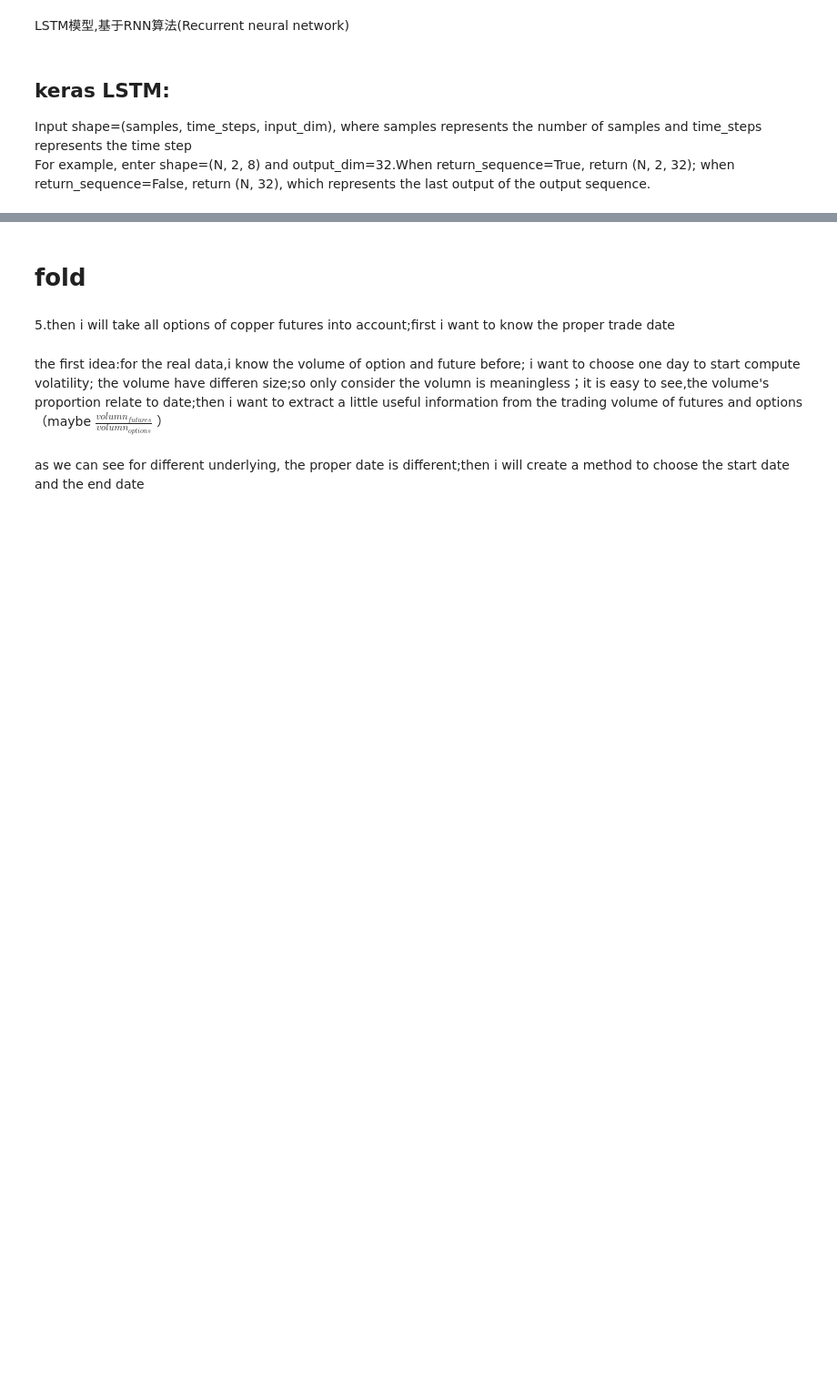
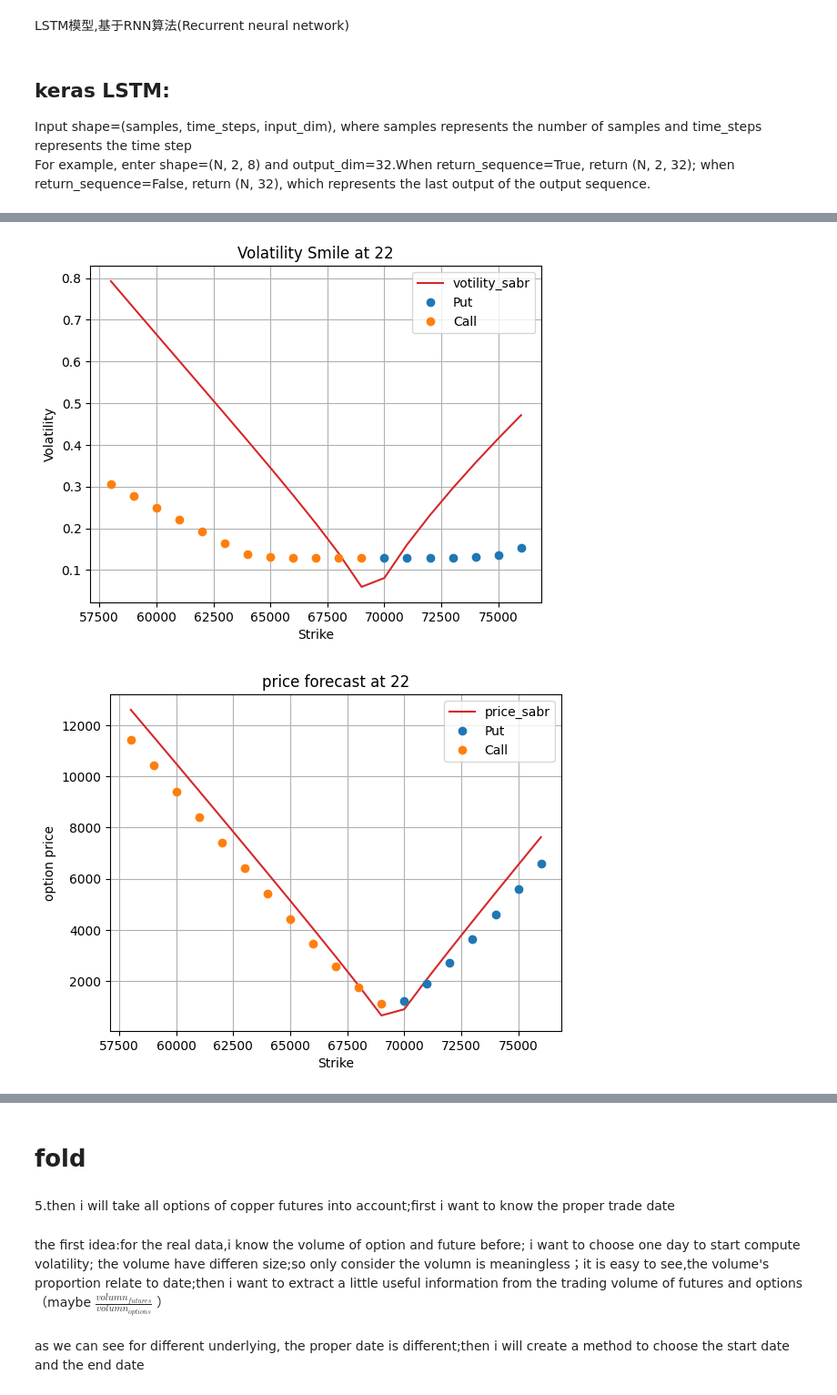
Before and after one commit to alvinonmars/Quantitative-internship, a Jupyter notebook: 毕业设计/code/predict.ipynb, the cells around one changed output, grey strips where cells are left out. Shown at 91% size. Saved outputs shown, nothing was run; the diff lists cells and outputs as text; code cells hidden in the pictures; blank space fills up the shorter version.

```diff
--- a/毕业设计/code/predict.ipynb
+++ b/毕业设计/code/predict.ipynb
@@ -620,0 +674,48 @@ training_set[PRED_SIZE:][:,0:OUTPUT_SIZE].shape
+# %%
+## Black-Scholes IV forecast
+## option_price forecast
+CU_sabr_pure = CU_sabr[CU_sabr['success'] != False]
+pred_name = CU_sabr_pure.index.get_level_values('name')[-1]
+real_data = CU_sabr_pure[CU_sabr_pure.index.get_level_values('name') == pred_name].iloc[TIME_STEPS:]
+largest_mat = real_data.nlargest(4, 'option_volume').index.get_level_values('mat')
+real_BS_volatility = get_BS_vol(pred_name,r=0.02)
+
+for i in range(4):
+    mat = largest_mat[i]
+    real_BS_volatility_date = real_BS_volatility[real_BS_volatility.index.get_level_values('mat') == mat]
+    forward = real_BS_volatility_date.index.get_level_values('forward')[0]
+    Strikes = real_BS_volatility_date.index.get_level_values('strike').values
+    alpha = pred_df[pred_df['mat']==mat]['alpha'].values
+    beta = pred_df[pred_df['mat']==mat]['beta'].values
+    rho = pred_df[pred_df['mat']==mat]['rho'].values
+    volvol = pred_df[pred_df['mat']==mat]['volvol'].values
+    sabr_model = sabr(alpha, beta, rho,volvol)
+    real_BS_volatility_date['volatility_sabr']=np.array([sabr_model.lognormal_vol(k_, forward, mat / 360)*100 for k_ in Strikes])
+
+    sigma_lst = real_BS_volatility_date['volatility_sabr'].values
+    flag_lst = real_BS_volatility_date.index.get_level_values('flag').values
+    real_BS_volatility_date['price_sabr'] = np.array([BS(forward, Strikes[i], mat, 0.02, sigma_lst[i], flag_lst[i]) for i in range(len(Strikes))])
+    plt.xlabel('Strike')
+    plt.ylabel('Volatility')
+    plt.title(f"Volatility Smile at {mat}")
+    plt.plot(real_BS_volatility_date.index.get_level_values('strike'),real_BS_volatility_date['volatility_sabr'],'tab:red', label='votility_sabr')
+    plt.plot(real_BS_volatility_date[real_BS_volatility_date.index.get_level_values('flag')=='P'].index.get_level_values('strike'),real_BS_volatility_date[real_BS_volatility_date.index.get_level_values('flag')=='P']['volatility'],'o', label='Put')
+    plt.plot(real_BS_volatility_date[real_BS_volatility_date.index.get_level_values('flag')=='C'].index.get_level_values('strike'),real_BS_volatility_date[real_BS_volatility_date.index.get_level_values('flag')=='C']['volatility'],'o', label='Call')
+    plt.grid(True)
+    plt.legend()
+    plt.savefig(f"image/Volatility Smile at {mat}.png")
+    plt.show()
+
+    plt.xlabel('Strike')
+    plt.ylabel('option price')
+    plt.title(f"price forecast at {mat}")
+    plt.plot(real_BS_volatility_date.index.get_level_values('strike'),real_BS_volatility_date['price_sabr'],'tab:red', label='price_sabr')
+    plt.plot(real_BS_volatility_date[real_BS_volatility_date.index.get_level_values('flag')=='P'].index.get_level_values('strike'),real_BS_volatility_date[real_BS_volatility_date.index.get_level_values('flag')=='P']['price'],'o', label='Put')
+    plt.plot(real_BS_volatility_date[real_BS_volatility_date.index.get_level_values('flag')=='C'].index.get_level_values('strike'),real_BS_volatility_date[real_BS_volatility_date.index.get_level_values('flag')=='C']['price'],'o', label='Call')
+    plt.grid(True)
+    plt.legend()
+    plt.savefig(f"image/price forecast at {mat}.png")
+    plt.show()
+# %% [output]
+[figure, added]
+[figure, added]
```
Also changed, not shown: parts of 22 cells of this notebook, 15 other files.
